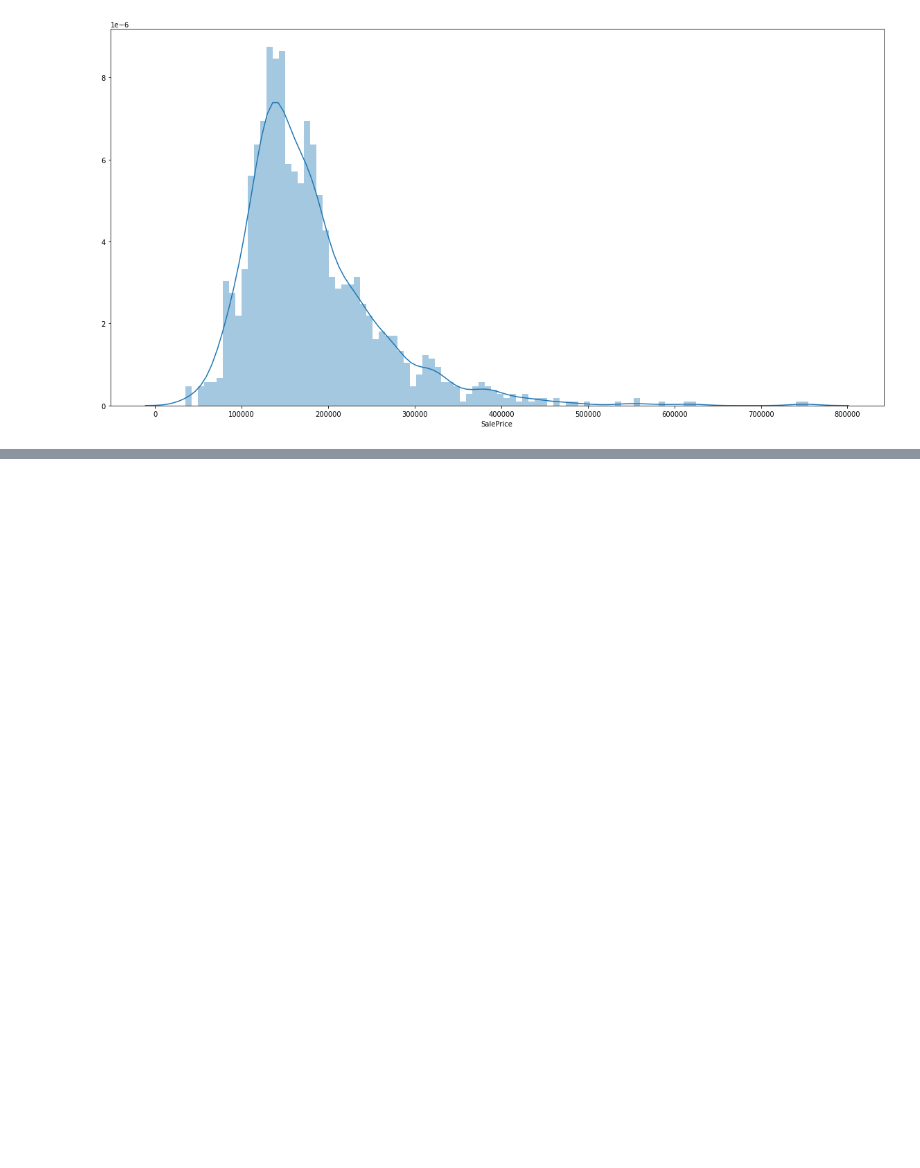
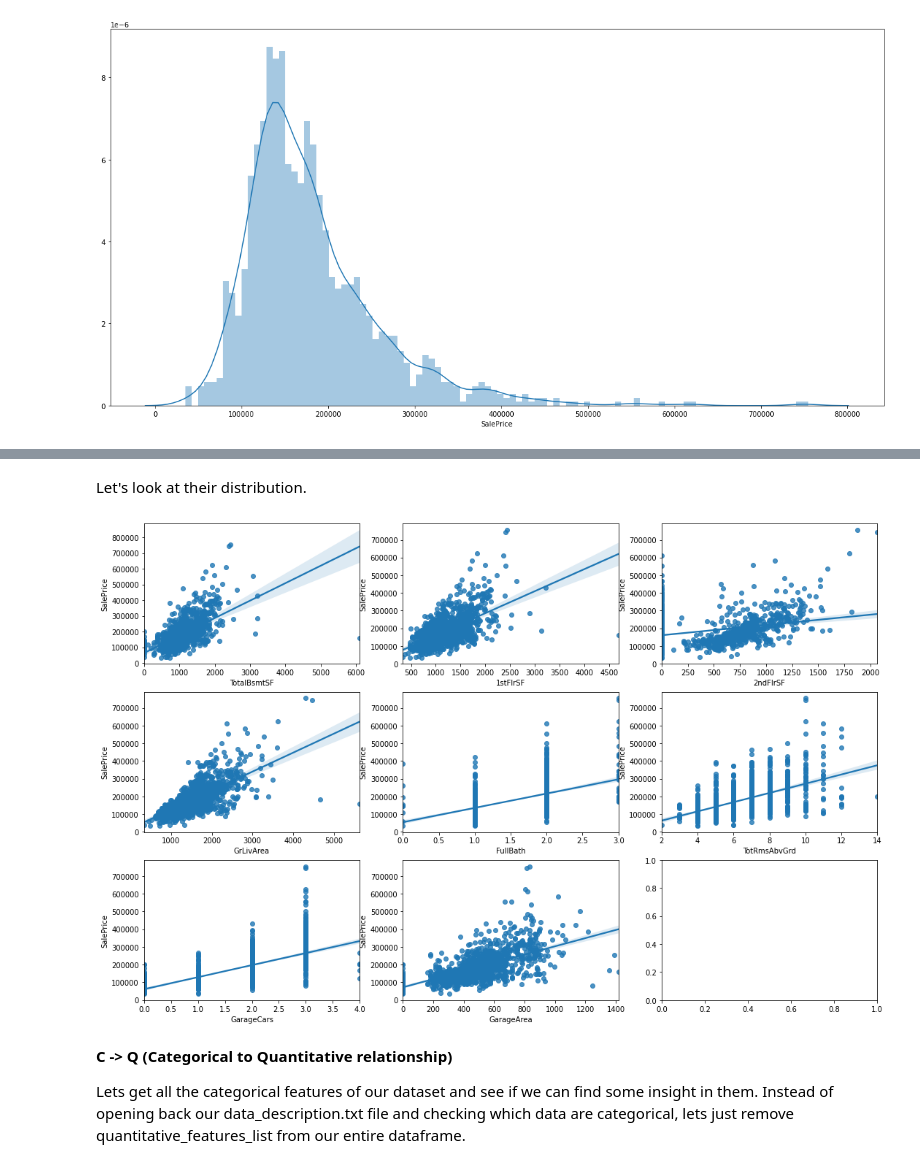
Before and after one commit to MosheWorld/Data-Exploration, a Jupyter notebook: House Prices 2/Notebook Solution.ipynb, the cells around one changed output, grey strips where cells are left out. Drawn from its saved outputs; the diff is of its cells as text; code cells hidden in the pictures; blank space fills up the shorter version.

```diff
--- a/House Prices 2/Notebook Solution.ipynb
+++ b/House Prices 2/Notebook Solution.ipynb
@@ -79,0 +171,13 @@ sns.distplot(df['SalePrice'], bins=100)
+# %%
+import operator
+
+individual_features_df = []
+for i in range(0, len(df_numeric.columns) - 1):
+    tmpDf = df_numeric[[df_numeric.columns[i], 'SalePrice']]
+    tmpDf = tmpDf[tmpDf[df_numeric.columns[i]] != 0]
+    individual_features_df.append(tmpDf)
+
+all_correlations = {feature.columns[0]: feature.corr()['SalePrice'][0] for feature in individual_features_df}
+all_correlations = sorted(all_correlations.items(), key=operator.itemgetter(1))
+for (key, value) in all_correlations:
+    print("{:>15}: {:>15}".format(key, value))
@@ -79,0 +204,3 @@ sns.distplot(df['SalePrice'], bins=100)
+# %%
+df_numeric_corr = [key for key, value in all_correlations if abs(value) >= 0.5]
+print(f"There is {len(df_numeric_corr)} strongly correlated values with SalePrice:\n{df_numeric_corr}")
@@ -79,0 +237,8 @@ sns.distplot(df['SalePrice'], bins=100)
+# %%
+quantitative_features_list = ['LotFrontage', 'LotArea', 'MasVnrArea', 'BsmtFinSF1', 'BsmtFinSF2', 'TotalBsmtSF', '1stFlrSF',
+                              '2ndFlrSF', 'LowQualFinSF', 'GrLivArea', 'BsmtFullBath', 'BsmtHalfBath', 'FullBath', 'HalfBath',
+                              'BedroomAbvGr', 'KitchenAbvGr', 'TotRmsAbvGrd', 'Fireplaces', 'GarageCars', 'GarageArea', 'WoodDeckSF', 'OpenPorchSF',
+                              'EnclosedPorch', '3SsnPorch', 'ScreenPorch', 'PoolArea', 'MiscVal', 'SalePrice']
+
+df_quantitative_values = df[quantitative_features_list]
+df_quantitative_values.head(5)
@@ -79,0 +254,4 @@ sns.distplot(df['SalePrice'], bins=100)
+# %%
+features_to_analyse = [x for x in quantitative_features_list if x in df_numeric_corr]
+features_to_analyse.append('SalePrice')
+features_to_analyse
@@ -79,0 +268,14 @@ sns.distplot(df['SalePrice'], bins=100)
+# %% [markdown]
+Let's look at their distribution.
+# %%
+fig, ax = plt.subplots(round(len(features_to_analyse) / 3), 3, figsize=(18, 12))
+
+for i, ax in enumerate(fig.axes):
+    if i < len(features_to_analyse) - 1:
+        sns.regplot(x=features_to_analyse[i], y='SalePrice', data=df[features_to_analyse], ax=ax)
+# %% [output]
+[figure, added]
+# %% [markdown]
+**C -> Q (Categorical to Quantitative relationship)**
+
+Lets get all the categorical features of our dataset and see if we can find some insight in them. Instead of opening back our data_description.txt file and checking which data are categorical, lets just remove quantitative_features_list from our entire dataframe.
```
Also changed, not shown: parts of 29 cells of this notebook.
